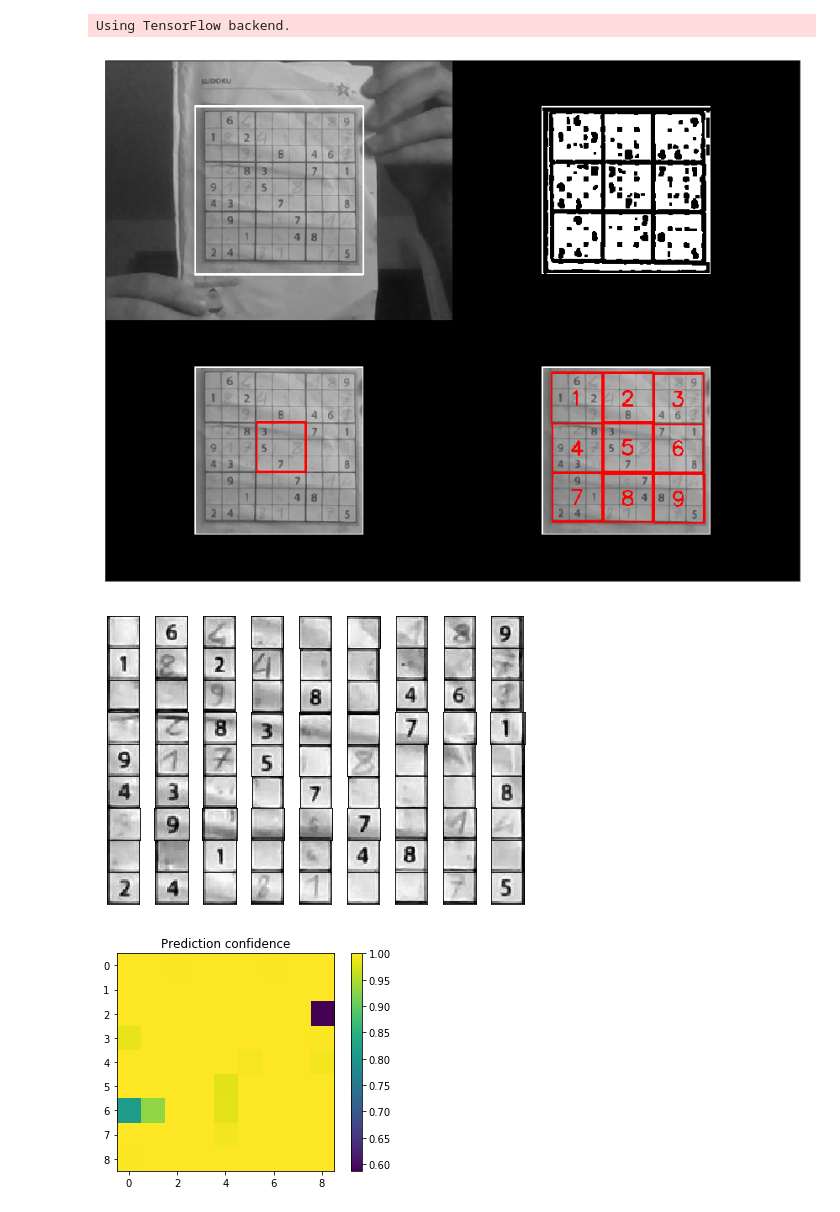
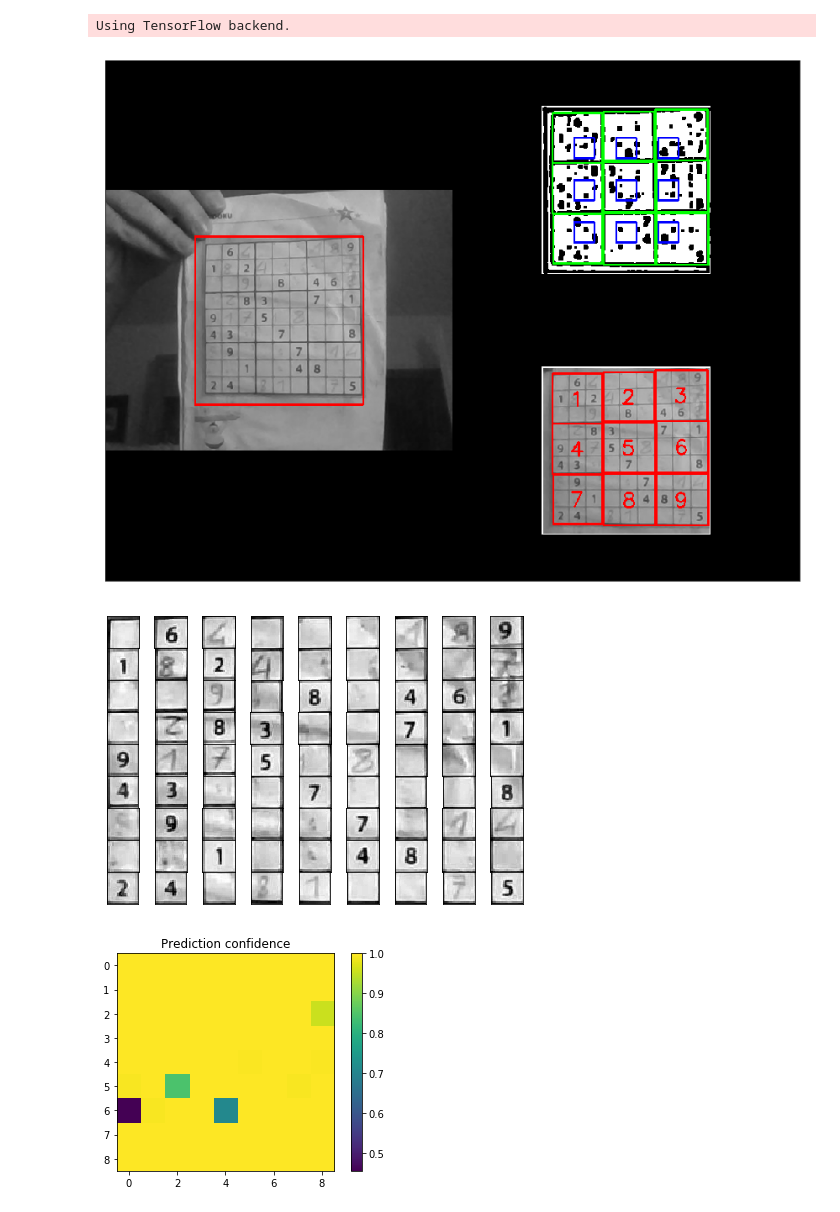
Before and after one commit to e-dorigatti/sudoku_solver, a Jupyter notebook: end2end.ipynb, the cells around one changed output. Drawn from its saved outputs; the diff is of its cells as text; code cells hidden in the pictures.

```diff
--- a/end2end.ipynb
+++ b/end2end.ipynb
@@ -42,12 +44,13 @@ cap = cv2.VideoCapture(0)
 try:
     success = False
     while True:
+        # capture frame and apply initial pre-processing
         ret, frame = cap.read()
+        res = load_image(frame)
+        orig = to_rgb(res['img'].copy())
+        rows, cols, _ = orig.shape
 
-        res = load_image(frame)
-        orig = res['img'].copy()
-        rows, cols = orig.shape
-
+        # draw target and crop
         half_target_size = int(min(rows, cols) * 0.325)
         target_top = int(rows / 2 - half_target_size)
         target_bot = int(rows / 2 + half_target_size)
@@ -55,18 +58,38 @@ try:
         target_right = int(cols / 2 + half_target_size)
 
         cv2.rectangle(orig, (target_left, target_top), (target_right, target_bot), (255, 0, 0), 2)
-        res['img'] = orig[target_top:target_bot, target_left:target_right]
+        res['img'] = orig[target_top:target_bot, target_left:target_right, 0]
 
         final = np.zeros((rows * 2, cols * 2, 3))
-        copy_image(orig, final, (0, 0))
+        copy_image(orig, final, (rows // 2, 0))
 
+        # binarize
         res = threshold_img(res)
-        copy_image(res['bin'], final, (target_top, target_left + cols))
+        bin_shown = to_rgb(res['bin'].copy())
 
+        # recognize squares by focusing on a 9-points grid
+        for i in range(3):
+            for j in range(3):
+                px = (i + 1) * half_target_size / 2
+                py = (j + 1) * half_target_size / 2
+
+                half_size = 15
+                ax, ay, bx, by = find_square_by_fill(
+                    res['bin'],
+                    px - half_size, py - half_size,
+                    px + half_size, py + half_size, 0.5
+                )
+                cv2.rectangle(
+                    bin_shown, (int(py - half_size), int(px - half_size)),
+                    (int(py + half_size), int(px + half_size)), (0, 0, 255), 2
+                )
+                cv2.rectangle(bin_shown, (ax, ay), (bx, by), (0, 255, 0), 2)
+        copy_image(bin_shown, final, (target_top, target_left + cols))
+
+        # find squares by identifying the center square first
         ok, res = try_except(lambda: find_center_3by3_square(res))
 
         if ok:
-            copy_image(plot_center_3by3(res, None), final, (target_top + rows, target_left))
             ok, res = try_except(lambda: find_all_squares(res))
 
         if ok:
@@ -88,34 +111,34 @@ try:
 
             # longest side must be less than 1/3 of picture
             max_side = max(max((bx - ax), (by - ay)) for ax, ay, bx, by in res['squares'])
             if max_side > 2 * half_target_size / 3:
                 success = False
 
             # shortest side must be more than 1/5 of the picture
             min_side = min(min((bx - ax), (by - ay)) for ax, ay, bx, by in res['squares'])
             if min_side < 2 * half_target_size / 4:
                 success = False
 
             # smallest area / largest area > 0.92
             areas = [(bx - ax) * (by - ay) for ax, ay, bx, by in res['squares']]
             if min(areas) / max(areas) < 0.9:
                 success = False
 
             if success:
                 break
 
     plt.figure(figsize=(12, 9))
     plt.imshow(final.astype(np.uint8))
     plt.xticks([])
     plt.yticks([])
     plt.tight_layout()
 
 finally:
     # When everything done, release the capture
     cap.release()
     cv2.destroyAllWindows()
 # %% [output]
-[figure, old version]
+[figure, new version]
 # %%
 res = extract_digit_images(res)
 
@@ -127,6 +150,6 @@ for i, digit in enumerate(res['digits']):
 plt.subplots_adjust(left=0, right=1, bottom=0, top=1, wspace=0, hspace=0)
 plt.show()
 # %% [output]
-[figure, old version]
+[figure, new version]
 # %%
 preds = DigitPredictor().predict_digits([digit['img'] for digit in res['digits']], return_proba=True)
@@ -138,6 +160,6 @@ plt.colorbar()
 plt.title('Prediction confidence')
 plt.show()
 # %% [output]
-[figure, old version]
+[figure, new version]
 # %%
 correct_labels = []
```
Also changed, not shown: parts of 6 cells of this notebook.
